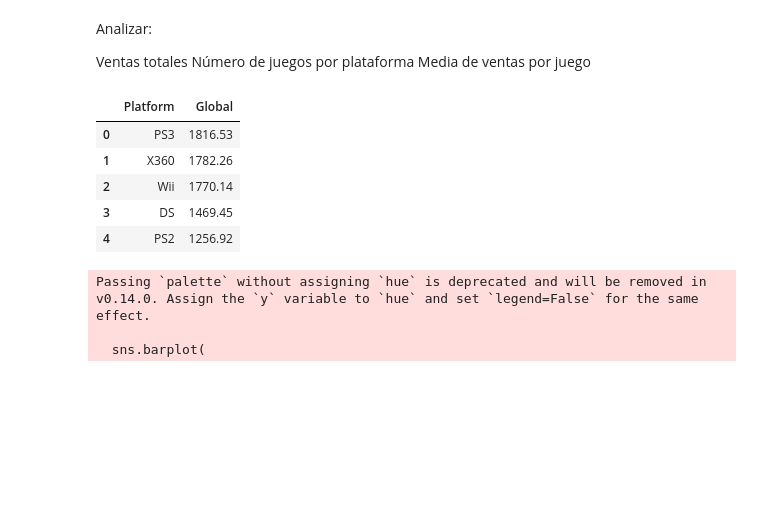
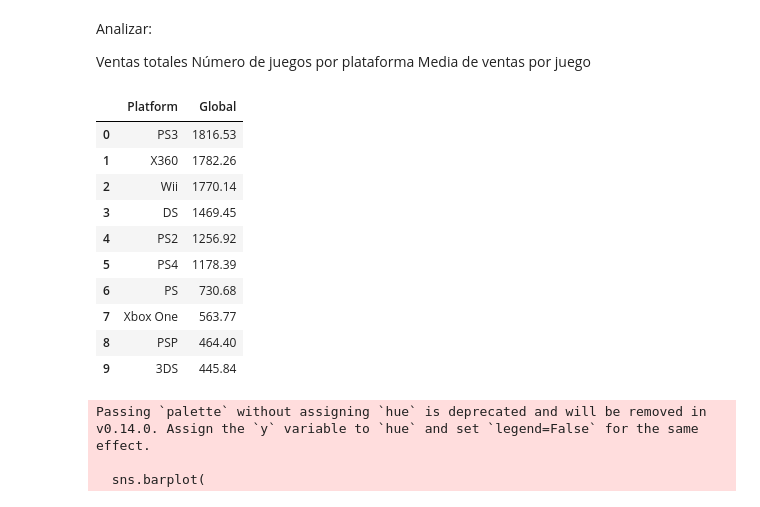
Before and after one commit to bgranda/EDA-Videojuegos, a Jupyter notebook: notebooks/Análisis.ipynb, the cells around one changed output. Saved outputs shown, nothing was run; the diff lists cells and outputs as text; code cells hidden in the pictures; blank space fills up the shorter version.

```diff
--- a/notebooks/Análisis.ipynb
+++ b/notebooks/Análisis.ipynb
@@ -78,14 +241,19 @@ Media de ventas por juego
 # %%
 ventas_plataforma = (df.groupby('Platform')['Global'].sum().sort_values(ascending=False).reset_index())
 
-ventas_plataforma.head()
+ventas_plataforma.head(10)
 # %% [output]
 |  | Platform | Global |
 | 0 | PS3 | 1816.53 |
 | 1 | X360 | 1782.26 |
 | 2 | Wii | 1770.14 |
 | 3 | DS | 1469.45 |
 | 4 | PS2 | 1256.92 |
+| 5 | PS4 | 1178.39 |
+| 6 | PS | 730.68 |
+| 7 | Xbox One | 563.77 |
+| 8 | PSP | 464.40 |
+| 9 | 3DS | 445.84 |
 # %%
 plt.figure(figsize=(12,8))
 
```
Also changed, not shown: parts of 59 cells of this notebook, 1 other file.
